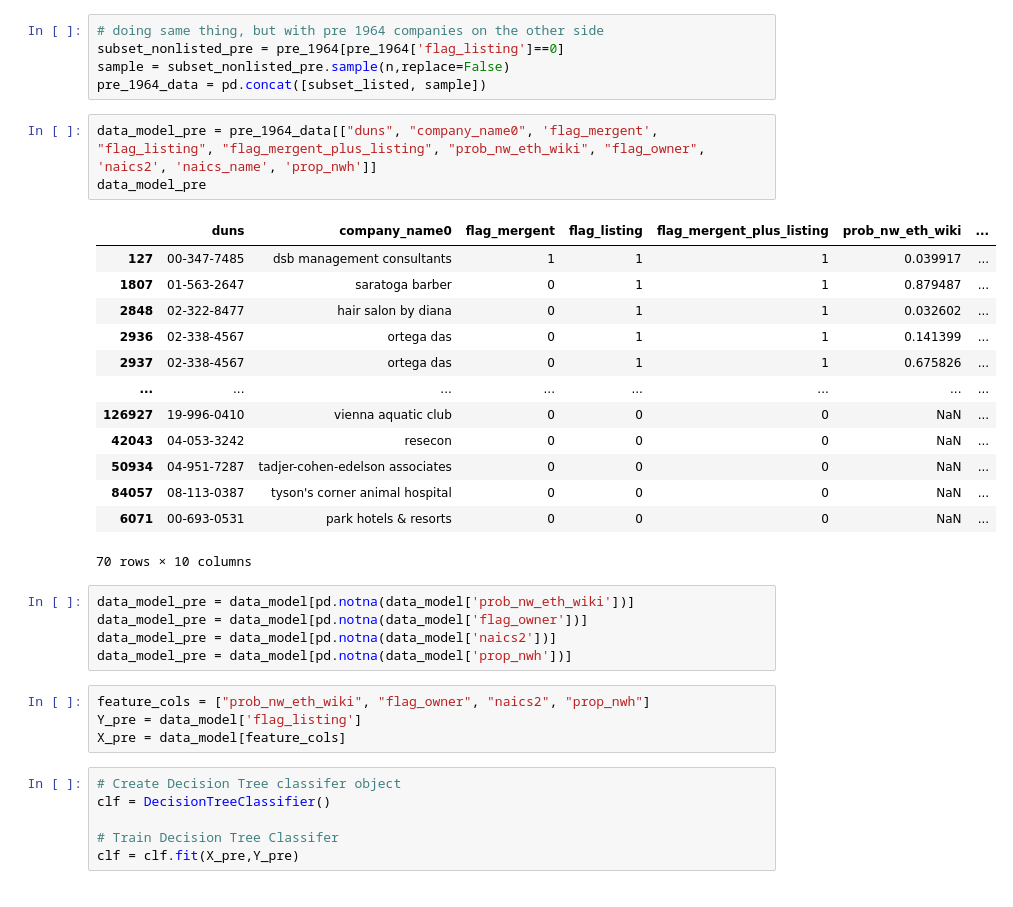
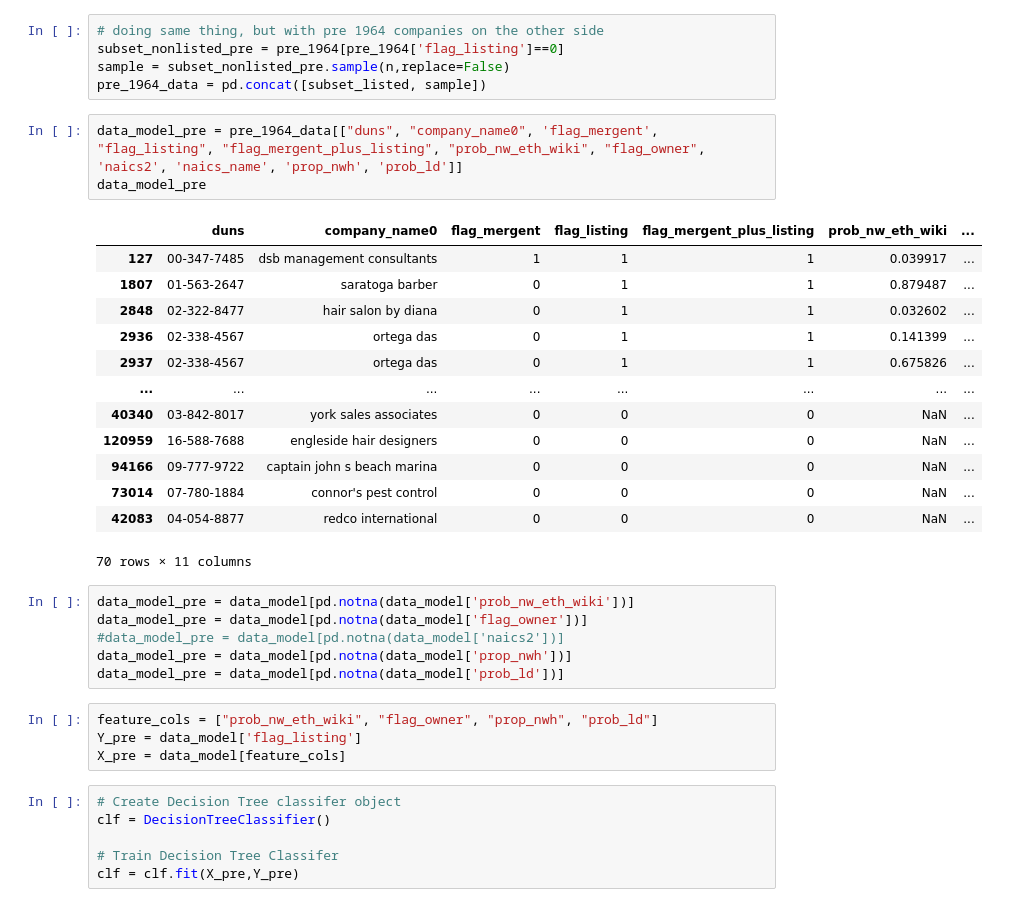
Before and after one commit to DSPG-Young-Scholars-Program/dspg23businessclimate, a Jupyter notebook: codes/cleaning/DecTree.ipynb, the cells around one changed output. Cells and saved outputs as stored; diff of their text form.

```diff
--- a/codes/cleaning/DecTree.ipynb
+++ b/codes/cleaning/DecTree.ipynb
@@ -133,29 +134,30 @@ subset_nonlisted_pre = pre_1964[pre_1964['flag_listing']==0]
 sample = subset_nonlisted_pre.sample(n,replace=False)
 pre_1964_data = pd.concat([subset_listed, sample])
 # %%
-data_model_pre = pre_1964_data[["duns", "company_name0", 'flag_mergent', "flag_listing", "flag_mergent_plus_listing", "prob_nw_eth_wiki", "flag_owner",  'naics2', 'naics_name', 'prop_nwh']]
+data_model_pre = pre_1964_data[["duns", "company_name0", 'flag_mergent', "flag_listing", "flag_mergent_plus_listing", "prob_nw_eth_wiki", "flag_owner",  'naics2', 'naics_name', 'prop_nwh', 'prob_ld']]
 data_model_pre
 # %% [output]
 |  | duns | company_name0 | flag_mergent | flag_listing | flag_mergent_plus_listing | prob_nw_eth_wiki | ... |
 | 127 | 00-347-7485 | dsb management consultants | 1 | 1 | 1 | 0.039917 | ... |
 | 1807 | 01-563-2647 | saratoga barber | 0 | 1 | 1 | 0.879487 | ... |
 | 2848 | 02-322-8477 | hair salon by diana | 0 | 1 | 1 | 0.032602 | ... |
 | 2936 | 02-338-4567 | ortega das | 0 | 1 | 1 | 0.141399 | ... |
 | 2937 | 02-338-4567 | ortega das | 0 | 1 | 1 | 0.675826 | ... |
 | ... | ... | ... | ... | ... | ... | ... | ... |
-| 126927 | 19-996-0410 | vienna aquatic club | 0 | 0 | 0 | NaN | ... |
-| 42043 | 04-053-3242 | resecon | 0 | 0 | 0 | NaN | ... |
-| 50934 | 04-951-7287 | tadjer-cohen-edelson associates | 0 | 0 | 0 | NaN | ... |
-| 84057 | 08-113-0387 | tyson's corner animal hospital | 0 | 0 | 0 | NaN | ... |
-| 6071 | 00-693-0531 | park hotels & resorts | 0 | 0 | 0 | NaN | ... |
+| 40340 | 03-842-8017 | york sales associates | 0 | 0 | 0 | NaN | ... |
+| 120959 | 16-588-7688 | engleside hair designers | 0 | 0 | 0 | NaN | ... |
+| 94166 | 09-777-9722 | captain john s beach marina | 0 | 0 | 0 | NaN | ... |
+| 73014 | 07-780-1884 | connor's pest control | 0 | 0 | 0 | NaN | ... |
+| 42083 | 04-054-8877 | redco international | 0 | 0 | 0 | NaN | ... |
-70 rows × 10 columns
+70 rows × 11 columns
 # %%
 data_model_pre = data_model[pd.notna(data_model['prob_nw_eth_wiki'])]
 data_model_pre = data_model[pd.notna(data_model['flag_owner'])]
-data_model_pre = data_model[pd.notna(data_model['naics2'])]
+#data_model_pre = data_model[pd.notna(data_model['naics2'])]
 data_model_pre = data_model[pd.notna(data_model['prop_nwh'])]
+data_model_pre = data_model[pd.notna(data_model['prob_ld'])]
 # %%
-feature_cols = ["prob_nw_eth_wiki", "flag_owner", "naics2", "prop_nwh"]
+feature_cols = ["prob_nw_eth_wiki", "flag_owner", "prop_nwh", "prob_ld"]
 Y_pre = data_model['flag_listing']
 X_pre = data_model[feature_cols]
 # %%
```
Also changed, not shown: parts of 15 cells of this notebook, 4 other files.
